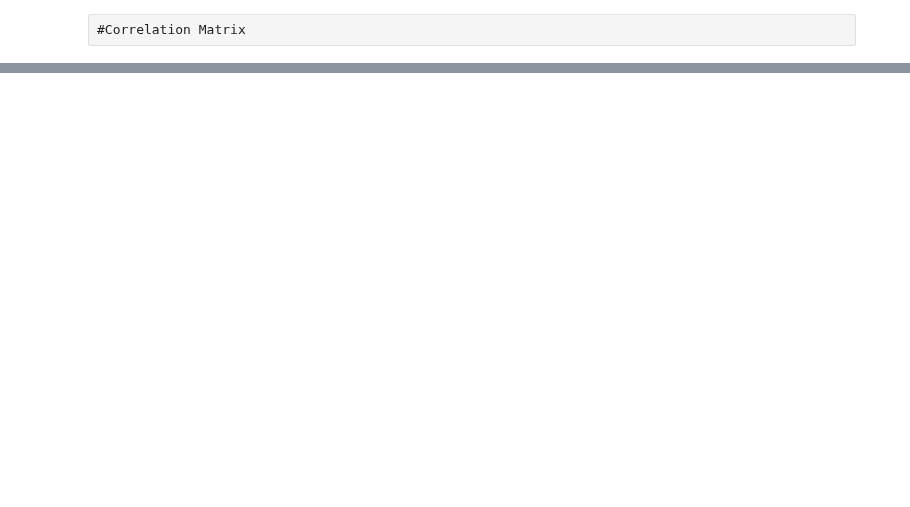
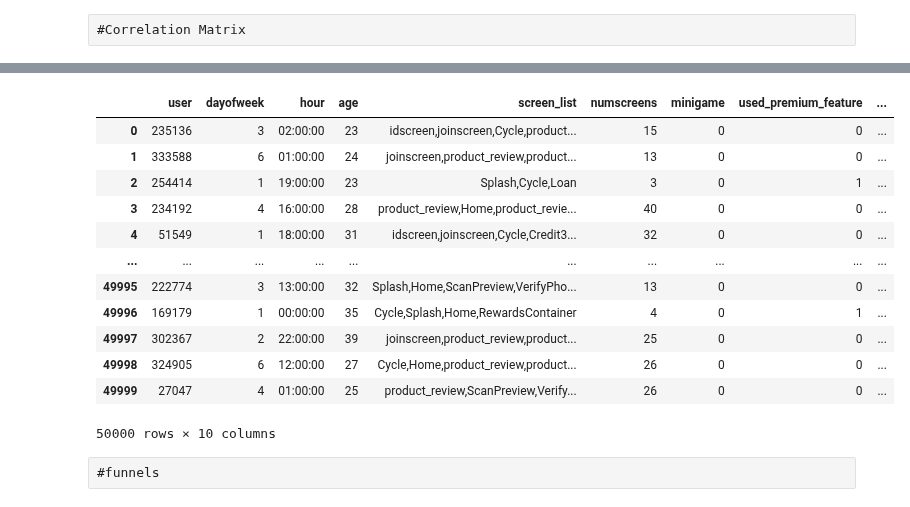
Before and after one commit to blurryface94/User_Engagement_Analysis, a Jupyter notebook: User Engagement Analysis.ipynb, the cells around one changed output, grey strips where cells are left out. Cells and saved outputs as stored; diff of their text form; code cells hidden in the pictures; blank space fills up the shorter version.

```diff
--- a/User Engagement Analysis.ipynb
+++ b/User Engagement Analysis.ipynb
@@ -131,0 +164,16 @@ dtype: object
+# %%
+dataset
+# %% [output]
+|  | user | dayofweek | hour | age | screen_list | numscreens | minigame | used_premium_feature | ... |
+| 0 | 235136 | 3 | 02:00:00 | 23 | idscreen,joinscreen,Cycle,product... | 15 | 0 | 0 | ... |
+| 1 | 333588 | 6 | 01:00:00 | 24 | joinscreen,product_review,product... | 13 | 0 | 0 | ... |
+| 2 | 254414 | 1 | 19:00:00 | 23 | Splash,Cycle,Loan | 3 | 0 | 1 | ... |
+| 3 | 234192 | 4 | 16:00:00 | 28 | product_review,Home,product_revie... | 40 | 0 | 0 | ... |
+| 4 | 51549 | 1 | 18:00:00 | 31 | idscreen,joinscreen,Cycle,Credit3... | 32 | 0 | 0 | ... |
+| ... | ... | ... | ... | ... | ... | ... | ... | ... | ... |
+| 49995 | 222774 | 3 | 13:00:00 | 32 | Splash,Home,ScanPreview,VerifyPho... | 13 | 0 | 0 | ... |
+| 49996 | 169179 | 1 | 00:00:00 | 35 | Cycle,Splash,Home,RewardsContainer | 4 | 0 | 1 | ... |
+| 49997 | 302367 | 2 | 22:00:00 | 39 | joinscreen,product_review,product... | 25 | 0 | 0 | ... |
+| 49998 | 324905 | 6 | 12:00:00 | 27 | Cycle,Home,product_review,product... | 26 | 0 | 0 | ... |
+| 49999 | 27047 | 4 | 01:00:00 | 25 | product_review,ScanPreview,Verify... | 26 | 0 | 0 | ... |
+50000 rows × 10 columns
@@ -131,0 +195,2 @@ dtype: object
+# %% [raw]
+#funnels
```
Also changed, not shown: parts of 26 cells of this notebook, 2 other files.
